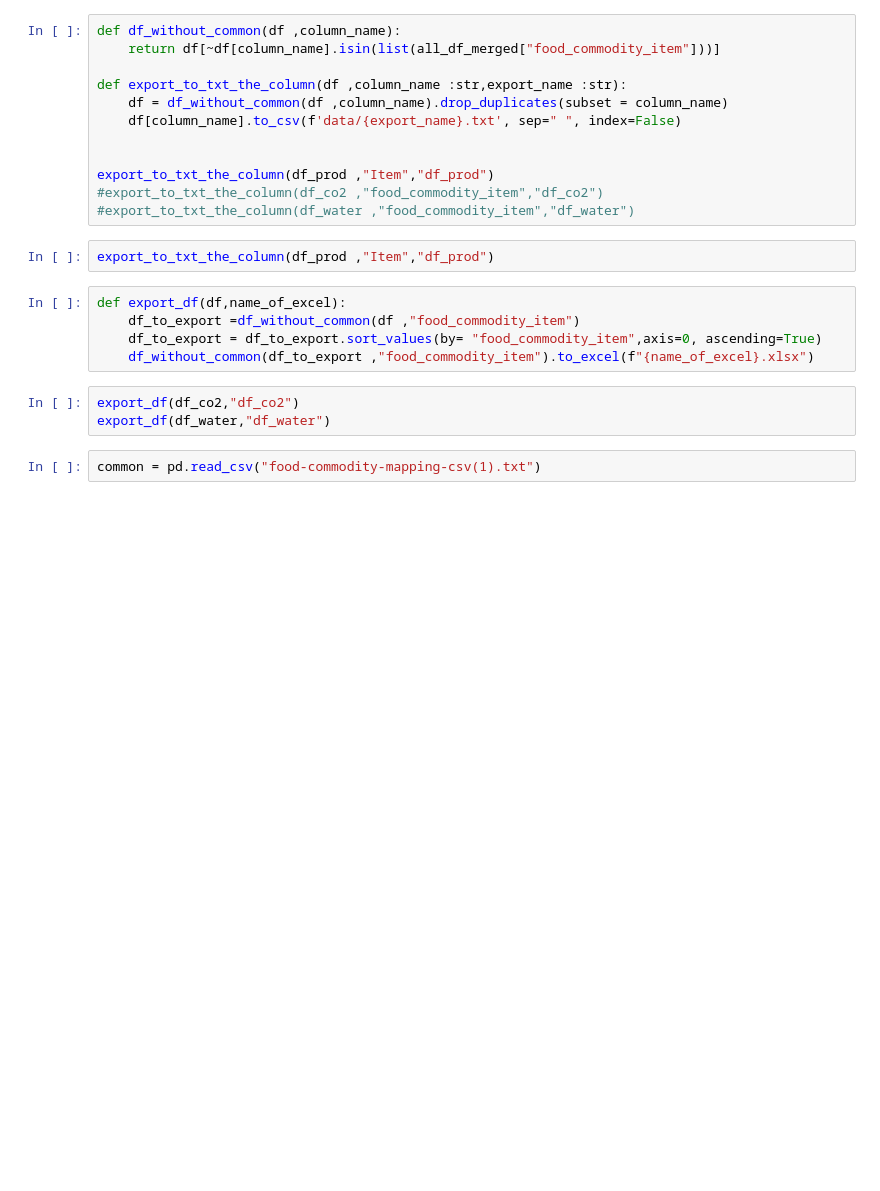
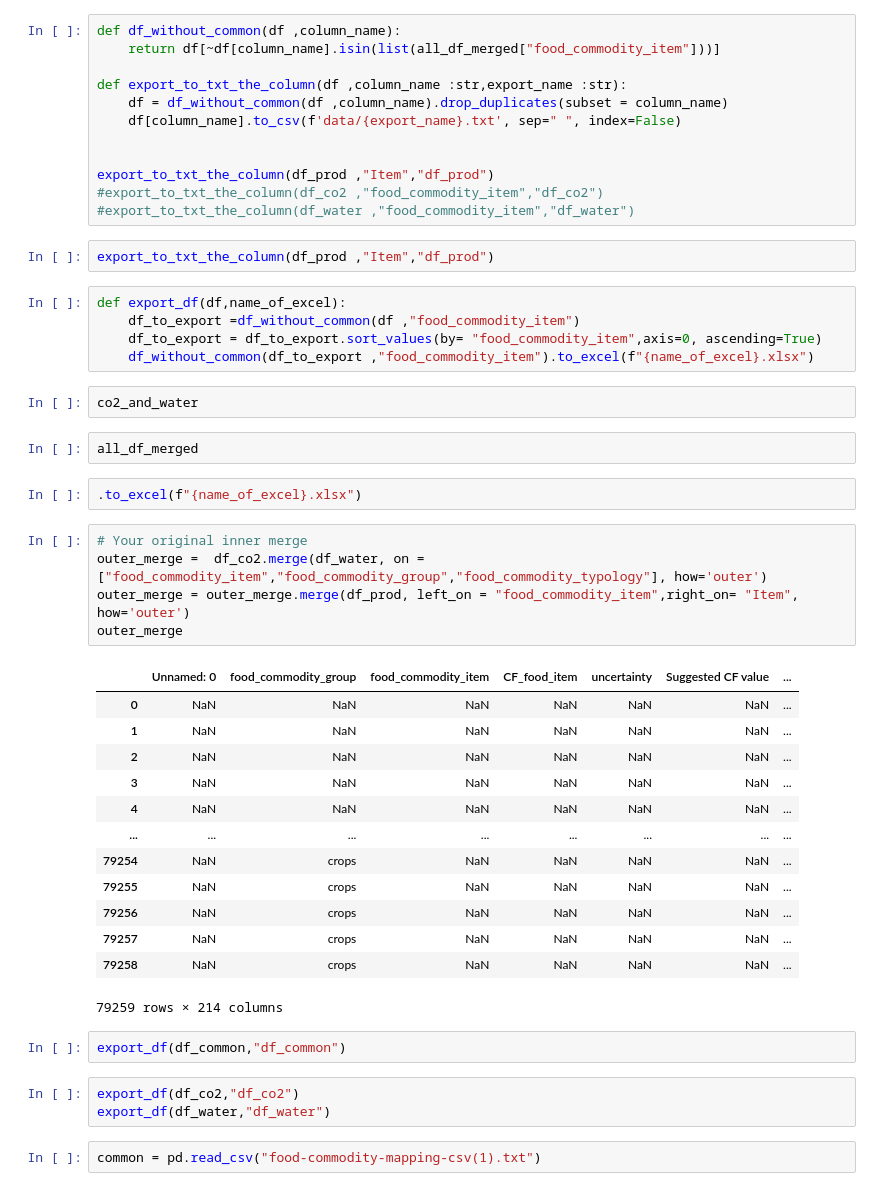
Before and after one commit to com-480-data-visualization/com480-project-colocaviz, a Jupyter notebook: merging_of_dataset.ipynb, the cells around one changed output. Drawn from its saved outputs; the diff is of its cells as text; blank space fills up the shorter version.

```diff
--- a/merging_of_dataset.ipynb
+++ b/merging_of_dataset.ipynb
@@ -448,6 +433,33 @@ def export_df(df,name_of_excel):
     df_to_export =df_without_common(df ,"food_commodity_item")
     df_to_export = df_to_export.sort_values(by= "food_commodity_item",axis=0, ascending=True)
     df_without_common(df_to_export ,"food_commodity_item").to_excel(f"{name_of_excel}.xlsx")
+# %%
+co2_and_water
+# %%
+all_df_merged
+# %%
+.to_excel(f"{name_of_excel}.xlsx")
+# %%
+# Your original inner merge
+outer_merge =  df_co2.merge(df_water, on = ["food_commodity_item","food_commodity_group","food_commodity_typology"], how='outer')
+outer_merge = outer_merge.merge(df_prod, left_on = "food_commodity_item",right_on= "Item",  how='outer')
+outer_merge
+# %% [output]
+|  | Unnamed: 0 | food_commodity_group | food_commodity_item | CF_food_item | uncertainty | Suggested CF value | ... |
+| 0 | NaN | NaN | NaN | NaN | NaN | NaN | ... |
+| 1 | NaN | NaN | NaN | NaN | NaN | NaN | ... |
+| 2 | NaN | NaN | NaN | NaN | NaN | NaN | ... |
+| 3 | NaN | NaN | NaN | NaN | NaN | NaN | ... |
+| 4 | NaN | NaN | NaN | NaN | NaN | NaN | ... |
+| ... | ... | ... | ... | ... | ... | ... | ... |
+| 79254 | NaN | crops | NaN | NaN | NaN | NaN | ... |
+| 79255 | NaN | crops | NaN | NaN | NaN | NaN | ... |
+| 79256 | NaN | crops | NaN | NaN | NaN | NaN | ... |
+| 79257 | NaN | crops | NaN | NaN | NaN | NaN | ... |
+| 79258 | NaN | crops | NaN | NaN | NaN | NaN | ... |
+79259 rows × 214 columns
+# %%
+export_df(df_common,"df_common")
 # %%
 export_df(df_co2,"df_co2")
 export_df(df_water,"df_water")
```
Also changed, not shown: parts of 18 cells of this notebook, 4 other files.
